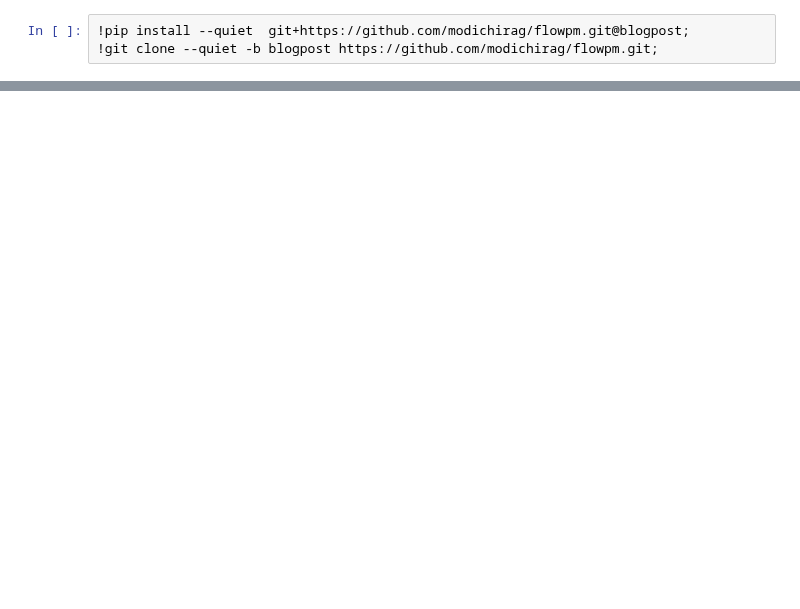
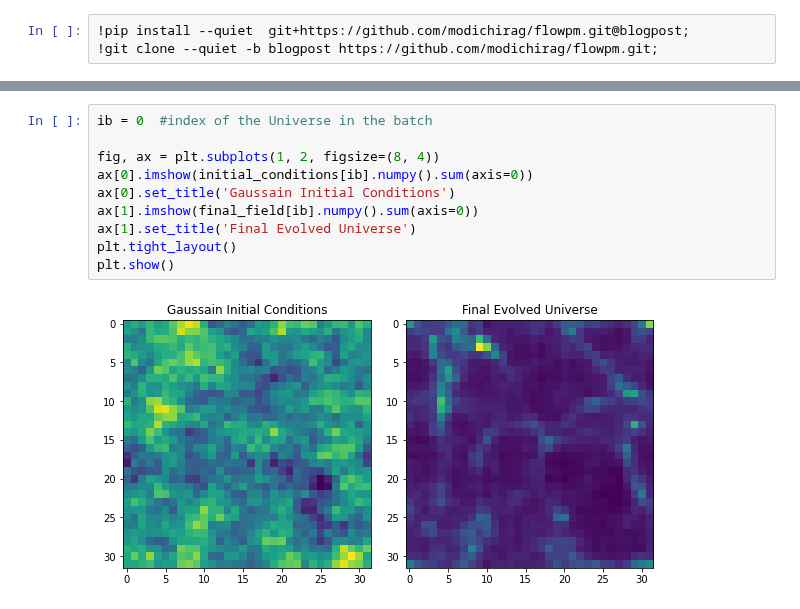
Before and after one commit to DifferentiableUniverseInitiative/flowpm, a Jupyter notebook: notebooks/my_flowpm_blog.ipynb, the cells around one changed output, grey strips where cells are left out. Saved outputs shown, nothing was run; the diff lists cells and outputs as text; blank space fills up the shorter version.

```diff
--- a/notebooks/my_flowpm_blog.ipynb
+++ b/notebooks/my_flowpm_blog.ipynb
@@ -54,0 +50,12 @@ TypeError: unsupported operand type(s) for /: 'Dimension' and 'int', please use
+# %%
+ib = 0  #index of the Universe in the batch
+
+fig, ax = plt.subplots(1, 2, figsize=(8, 4))
+ax[0].imshow(initial_conditions[ib].numpy().sum(axis=0))
+ax[0].set_title('Gaussain Initial Conditions')
+ax[1].imshow(final_field[ib].numpy().sum(axis=0))
+ax[1].set_title('Final Evolved Universe')
+plt.tight_layout()
+plt.show()
+# %% [output]
+[figure, added]
```
Also changed, not shown: parts of 8 cells of this notebook.
